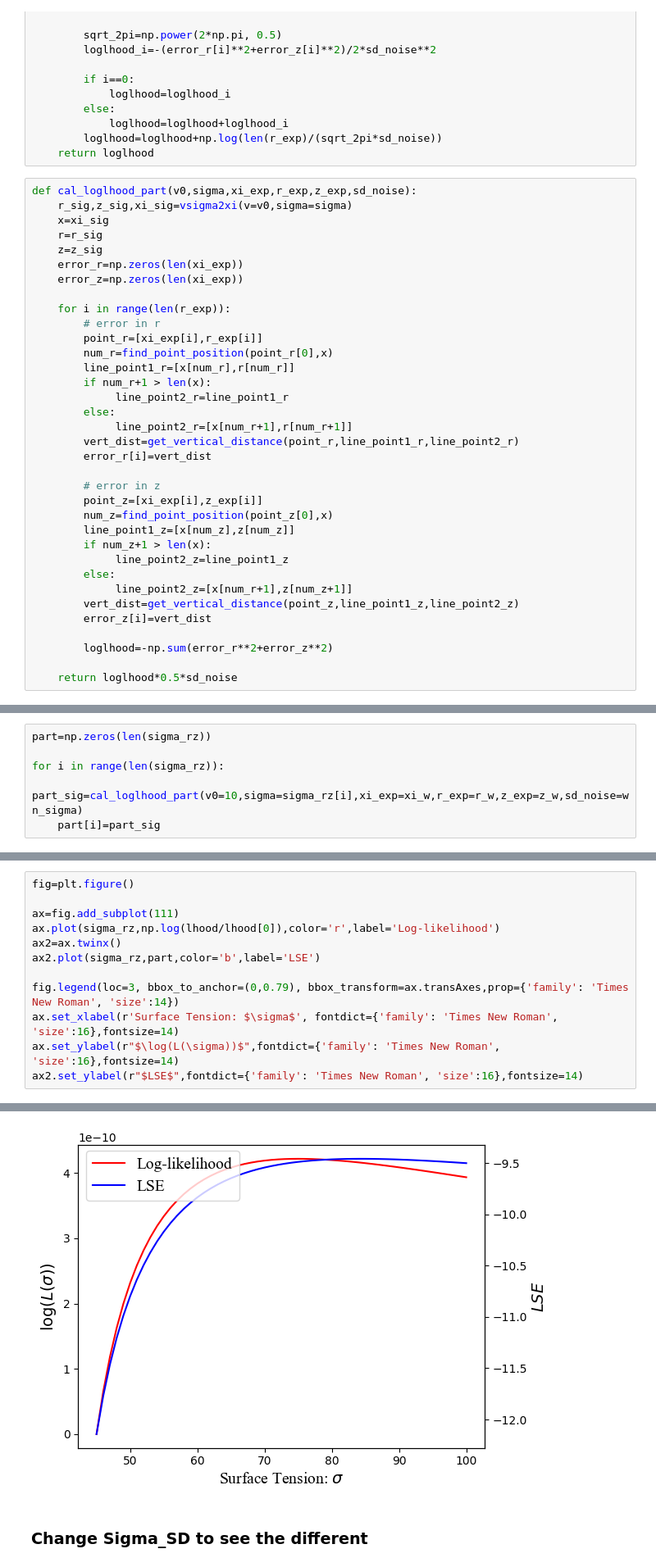
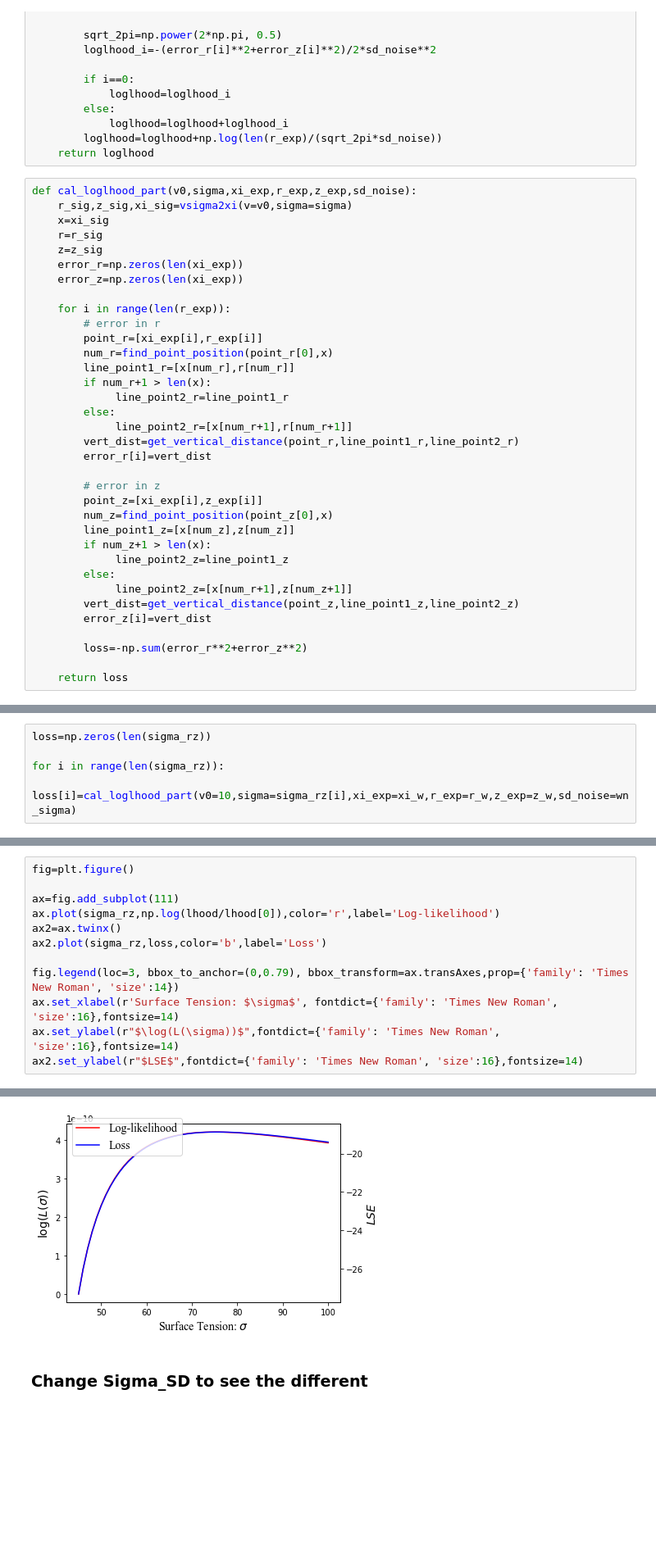
Before and after one commit to Lomolanisgo/Bayesian_PendantDrop_Tensiometry, a Jupyter notebook: pendantdrop_BI copy.ipynb, the cells around one changed output, grey strips where cells are left out. Shown at 82% size. Drawn from its saved outputs; the diff is of its cells as text; blank space fills up the shorter version.

```diff
--- a/pendantdrop_BI copy.ipynb
+++ b/pendantdrop_BI copy.ipynb
@@ -347,9 +347,9 @@ def cal_loglhood_part(v0,sigma,xi_exp,r_exp,z_exp,sd_noise):
         vert_dist=get_vertical_distance(point_z,line_point1_z,line_point2_z)
         error_z[i]=vert_dist
 
-        loglhood=-np.sum(error_r**2+error_z**2)
+        loss=-np.sum(error_r**2+error_z**2)
 
-    return loglhood*0.5*sd_noise
+    return loss
 # %%
 sigma_rz=np.linspace(45,100,num=(100-45+1))
 lhood=np.zeros(len(sigma_rz))
@@ -391,9 +395,8 @@ plt.show()
 # %%
-part=np.zeros(len(sigma_rz))
+loss=np.zeros(len(sigma_rz))
 
 for i in range(len(sigma_rz)):
-    part_sig=cal_loglhood_part(v0=10,sigma=sigma_rz[i],xi_exp=xi_w,r_exp=r_w,z_exp=z_w,sd_noise=wn_sigma)
-    part[i]=part_sig
+    loss[i]=cal_loglhood_part(v0=10,sigma=sigma_rz[i],xi_exp=xi_w,r_exp=r_w,z_exp=z_w,sd_noise=wn_sigma)
 # %%
 plt.figure(dpi=120)
 plt.plot(sigma_rz,part,'blue',label='LSE')
@@ -410,18 +413,18 @@ plt.show()
 # %%
 fig=plt.figure()
 
 ax=fig.add_subplot(111)
 ax.plot(sigma_rz,np.log(lhood/lhood[0]),color='r',label='Log-likelihood')
 ax2=ax.twinx()
-ax2.plot(sigma_rz,part,color='b',label='LSE')
+ax2.plot(sigma_rz,loss,color='b',label='Loss')
 
 fig.legend(loc=3, bbox_to_anchor=(0,0.79), bbox_transform=ax.transAxes,prop={'family': 'Times New Roman', 'size':14})
 ax.set_xlabel(r'Surface Tension: $\sigma$', fontdict={'family': 'Times New Roman', 'size':16},fontsize=14)
 ax.set_ylabel(r"$\log(L(\sigma))$",fontdict={'family': 'Times New Roman', 'size':16},fontsize=14)
 ax2.set_ylabel(r"$LSE$",fontdict={'family': 'Times New Roman', 'size':16},fontsize=14)
 # %% [output]
 Text(0, 0.5, '$LSE$')
-[figure, old version]
+[figure, new version]
 # %% [markdown]
 ### Change Sigma_SD to see the different
 # %%
```
Also changed, not shown: parts of 8 cells of this notebook.
